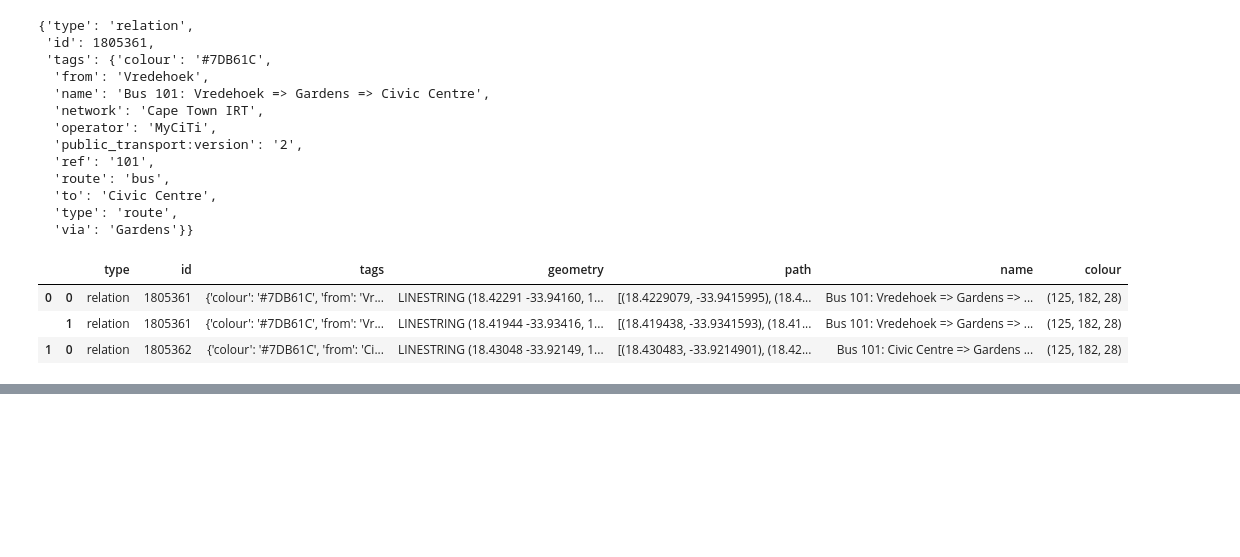
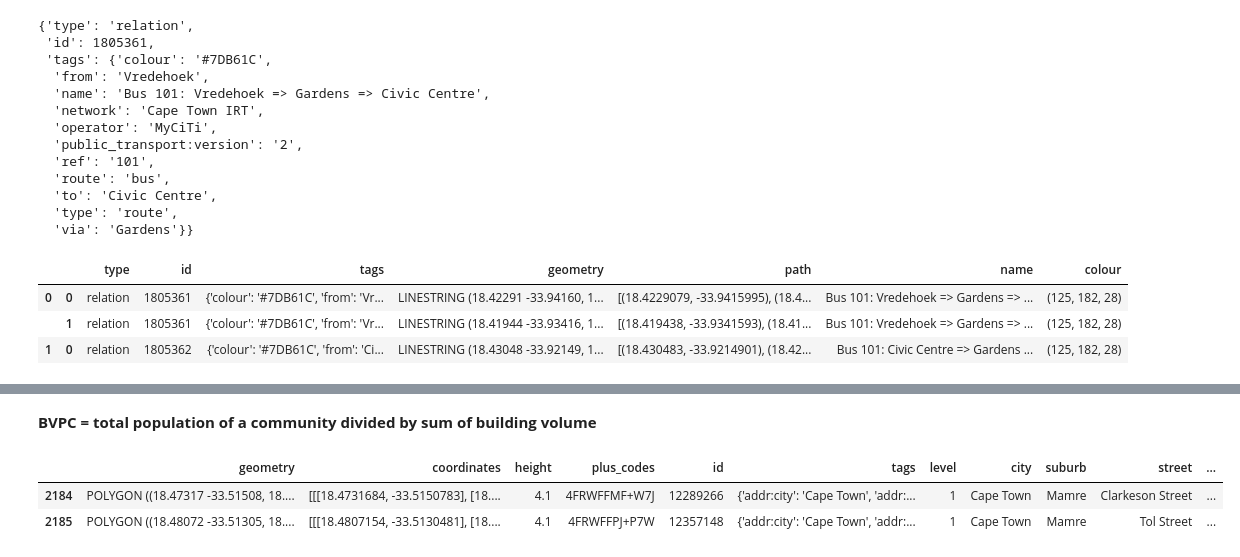
Before and after one commit to AdrianKriger/osm_LoD1_3DCityModel, a Jupyter notebook: village_campus/interactiveOnly.ipynb, the cells around one changed output, grey strips where cells are left out. Saved outputs shown, nothing was run; the diff lists cells and outputs as text; code cells hidden in the pictures; blank space fills up the shorter version.

```diff
--- a/village_campus/interactiveOnly.ipynb
+++ b/village_campus/interactiveOnly.ipynb
@@ -498,0 +569,18 @@ r.to_html("./result/interactiveOnly.html")
+# %%
+def pop(row):
+    if row['combine'] == 'house':
+        return 6
+    if row['combine'] == 'apartment':
+        return row['flats'] * 3
+    if row['combine'] == 'residential': #here should be an additional: and row['res'] == 'informal':
+        return 3
+    if row['combine'] == 'residential' and row['res'] == 'student':
+        if row['levels'] > 1:
+            return row['flats'] * 1
+        else:
+            3
+
+gdf['pop'] = gdf.apply(lambda x: pop(x), axis=1)
+
+est_pop = gdf['pop'].sum()
+print('The estimated population is:', est_pop)
@@ -498,0 +599,15 @@ r.to_html("./result/interactiveOnly.html")
+# %%
+epsg = 'epsg:32734'
+# %% [markdown]
+**BVPC = total population of a community divided by sum of building volume**
+# %%
+#gdf['area'] = gdf['geometry'].to_crs('epsg:32734').area#\.map(lambda p: p.area)
+gdf['area'] = gdf['geometry'].to_crs(epsg).area#\.map(lambda p: p.area)
+gdf['volume'] = gdf['area'] * gdf['height']
+gdf['bvpc'] =  gdf['volume'] / gdf['pop']
+
+gdf.tail(2)
+# %% [output]
+|  | geometry | coordinates | height | plus_codes | id | tags | level | city | suburb | street | ... |
+| 2184 | POLYGON ((18.47317 -33.51508, 18.... | [[[18.4731684, -33.5150783], [18.... | 4.1 | 4FRWFFMF+W7J | 12289266 | {'addr:city': 'Cape Town', 'addr:... | 1 | Cape Town | Mamre | Clarkeson Street | ... |
+| 2185 | POLYGON ((18.48072 -33.51305, 18.... | [[[18.4807154, -33.5130481], [18.... | 4.1 | 4FRWFFPJ+P7W | 12357148 | {'addr:city': 'Cape Town', 'addr:... | 1 | Cape Town | Mamre | Tol Street | ... |
```
Also changed, not shown: parts of 27 cells of this notebook.
